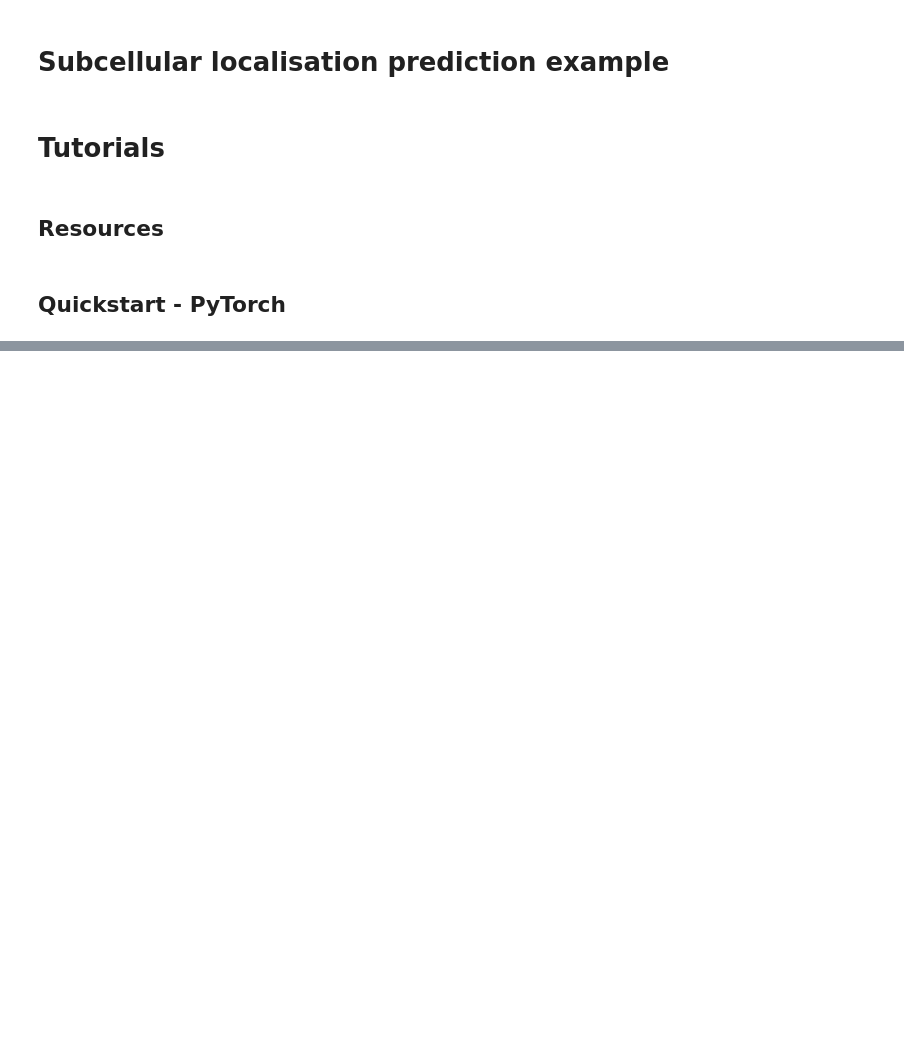
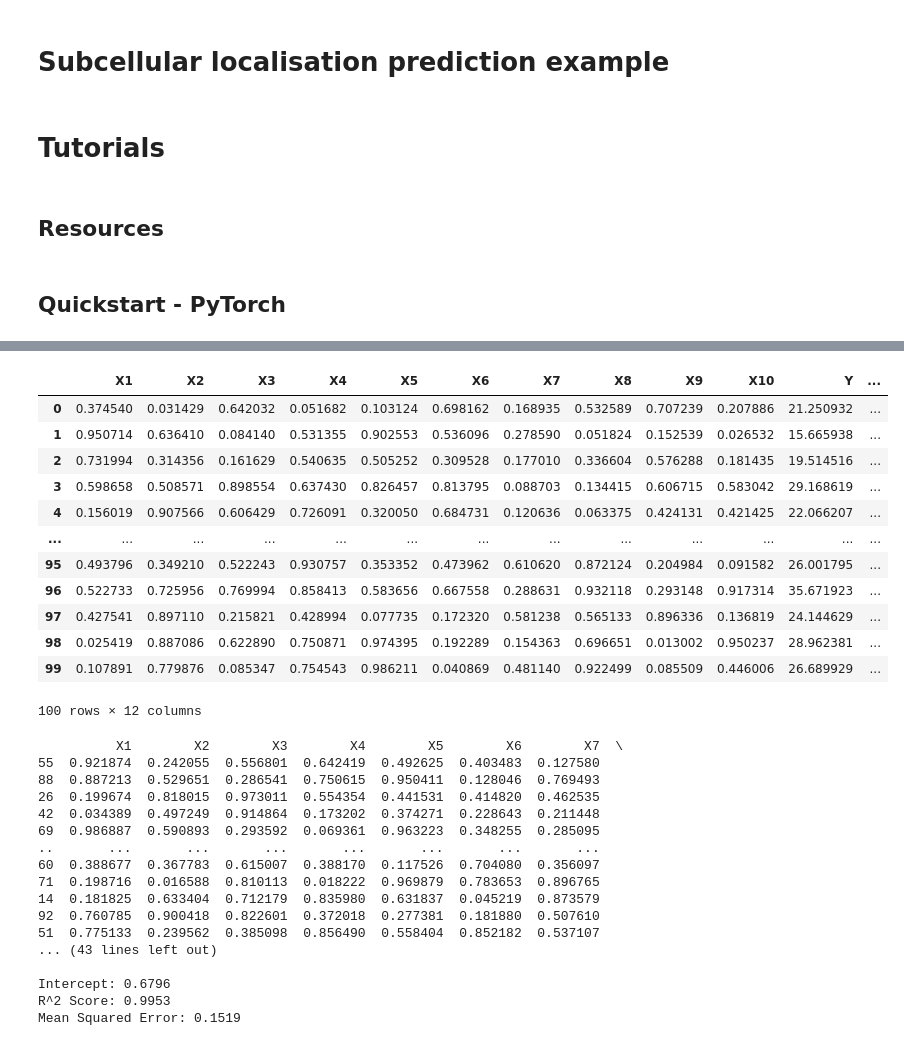
Before and after one commit to LouieHenderson/rare_disease_analysis, a Jupyter notebook: notebooks/pytorch_tinkering.ipynb, the cells around one changed output, grey strips where cells are left out. Saved outputs shown, nothing was run; the diff lists cells and outputs as text; code cells hidden in the pictures; blank space fills up the shorter version.

```diff
--- a/notebooks/pytorch_tinkering.ipynb
+++ b/notebooks/pytorch_tinkering.ipynb
@@ -852,0 +859,80 @@ plt.show()
+# %%
+import pandas as pd
+import numpy as np
+from sklearn.linear_model import LinearRegression
+from sklearn.model_selection import train_test_split
+from sklearn.metrics import mean_squared_error, r2_score
+
+# Step 1: Generate a mock DataFrame
+np.random.seed(42)
+n_samples = 100
+
+# Create feature columns X1 to X10
+features = {f"X{i+1}": np.random.rand(n_samples) for i in range(10)}
+df = pd.DataFrame(features)
+
+# Create target column Y as a linear combination of features + noise
+true_coefs = np.arange(1, 11)  # Coefficients from 1 to 10
+df["Y"] = sum(df[f"X{i+1}"] * true_coefs[i] for i in range(10)) + np.random.normal(0, 0.5, n_samples)
+
+# Add a sample label column
+df["SampleID"] = [f"Sample_{i}" for i in range(n_samples)]
+
+display(df)
+
+# Step 2: Prepare training data
+X = df[[f"X{i+1}" for i in range(10)]]
+y = df["Y"]
+
+# Optional: split into train/test
+X_train, X_test, y_train, y_test = train_test_split(X, y, test_size=0.2, random_state=42)
+
+print(X_train)
+print(y_train)
+# Step 3: Fit linear regression model
+model = LinearRegression()
+model.fit(X_train, y_train)
+
+# Step 4: Evaluate model
+y_pred = model.predict(X_test)
+
+print("#"*10,"\n", y_pred)
+
+print("Model Coefficients:")
+for name, coef in zip(X.columns, model.coef_):
+    print(f"{name}: {coef:.4f}")
+
+print(f"\nIntercept: {model.intercept_:.4f}")
+print(f"R^2 Score: {r2_score(y_test, y_pred):.4f}")
+print(f"Mean Squared Error: {mean_squared_error(y_test, y_pred):.4f}")
+# %% [output]
+|  | X1 | X2 | X3 | X4 | X5 | X6 | X7 | X8 | X9 | X10 | Y | ... |
+| 0 | 0.374540 | 0.031429 | 0.642032 | 0.051682 | 0.103124 | 0.698162 | 0.168935 | 0.532589 | 0.707239 | 0.207886 | 21.250932 | ... |
+| 1 | 0.950714 | 0.636410 | 0.084140 | 0.531355 | 0.902553 | 0.536096 | 0.278590 | 0.051824 | 0.152539 | 0.026532 | 15.665938 | ... |
+| 2 | 0.731994 | 0.314356 | 0.161629 | 0.540635 | 0.505252 | 0.309528 | 0.177010 | 0.336604 | 0.576288 | 0.181435 | 19.514516 | ... |
+| 3 | 0.598658 | 0.508571 | 0.898554 | 0.637430 | 0.826457 | 0.813795 | 0.088703 | 0.134415 | 0.606715 | 0.583042 | 29.168619 | ... |
+| 4 | 0.156019 | 0.907566 | 0.606429 | 0.726091 | 0.320050 | 0.684731 | 0.120636 | 0.063375 | 0.424131 | 0.421425 | 22.066207 | ... |
+| ... | ... | ... | ... | ... | ... | ... | ... | ... | ... | ... | ... | ... |
+| 95 | 0.493796 | 0.349210 | 0.522243 | 0.930757 | 0.353352 | 0.473962 | 0.610620 | 0.872124 | 0.204984 | 0.091582 | 26.001795 | ... |
+| 96 | 0.522733 | 0.725956 | 0.769994 | 0.858413 | 0.583656 | 0.667558 | 0.288631 | 0.932118 | 0.293148 | 0.917314 | 35.671923 | ... |
+| 97 | 0.427541 | 0.897110 | 0.215821 | 0.428994 | 0.077735 | 0.172320 | 0.581238 | 0.565133 | 0.896336 | 0.136819 | 24.144629 | ... |
+| 98 | 0.025419 | 0.887086 | 0.622890 | 0.750871 | 0.974395 | 0.192289 | 0.154363 | 0.696651 | 0.013002 | 0.950237 | 28.962381 | ... |
+| 99 | 0.107891 | 0.779876 | 0.085347 | 0.754543 | 0.986211 | 0.040869 | 0.481140 | 0.922499 | 0.085509 | 0.446006 | 26.689929 | ... |
+100 rows × 12 columns
+          X1        X2        X3        X4        X5        X6        X7  \
+55  0.921874  0.242055  0.556801  0.642419  0.492625  0.403483  0.127580
+88  0.887213  0.529651  0.286541  0.750615  0.950411  0.128046  0.769493
+26  0.199674  0.818015  0.973011  0.554354  0.441531  0.414820  0.462535
+42  0.034389  0.497249  0.914864  0.173202  0.374271  0.228643  0.211448
+69  0.986887  0.590893  0.293592  0.069361  0.963223  0.348255  0.285095
+..       ...       ...       ...       ...       ...       ...       ...
+60  0.388677  0.367783  0.615007  0.388170  0.117526  0.704080  0.356097
+71  0.198716  0.016588  0.810113  0.018222  0.969879  0.783653  0.896765
+14  0.181825  0.633404  0.712179  0.835980  0.631837  0.045219  0.873579
+92  0.760785  0.900418  0.822601  0.372018  0.277381  0.181880  0.507610
+51  0.775133  0.239562  0.385098  0.856490  0.558404  0.852182  0.537107
+... (43 lines left out)
+
+Intercept: 0.6796
+R^2 Score: 0.9953
+Mean Squared Error: 0.1519
```
Also changed, not shown: parts of 3 cells of this notebook, 4 other files.
